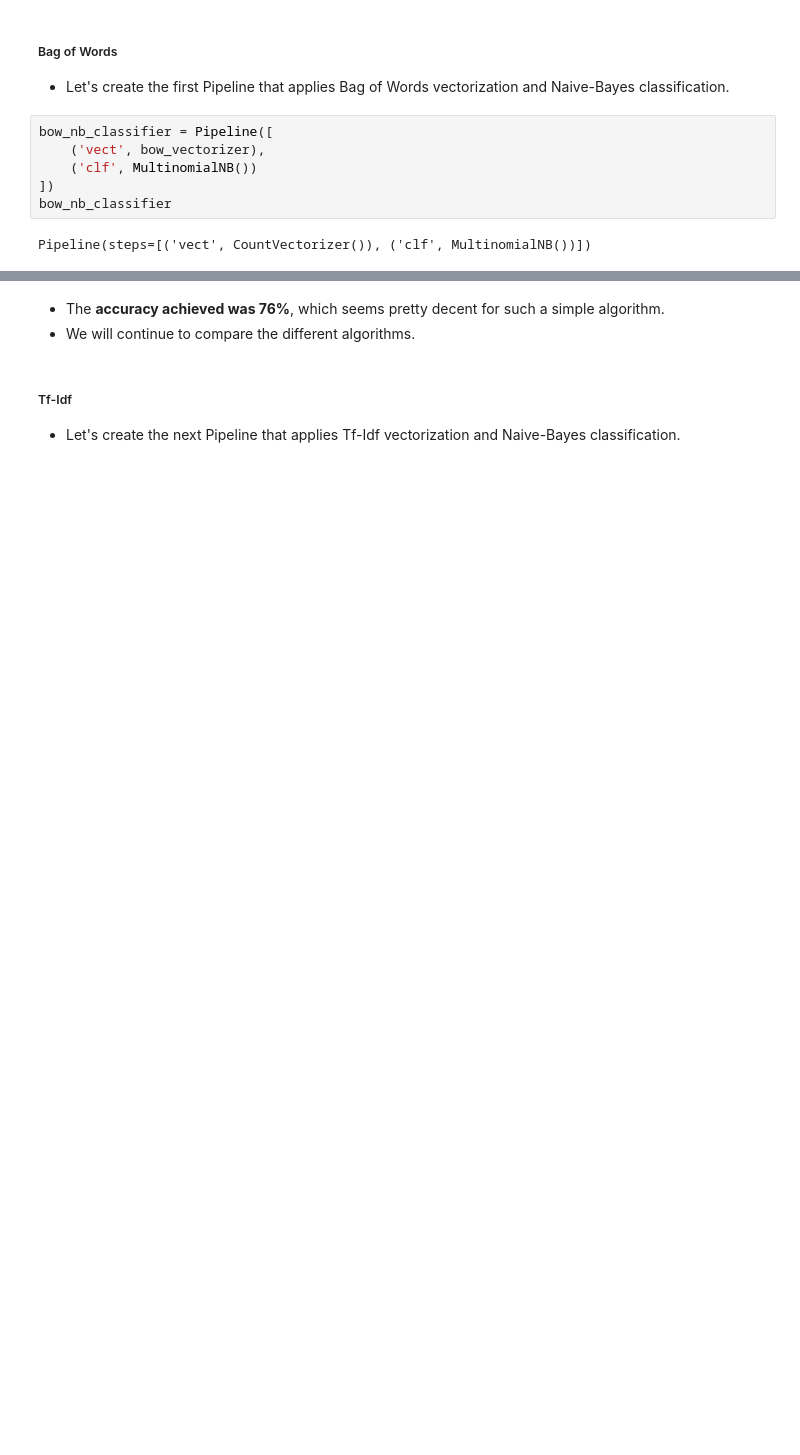
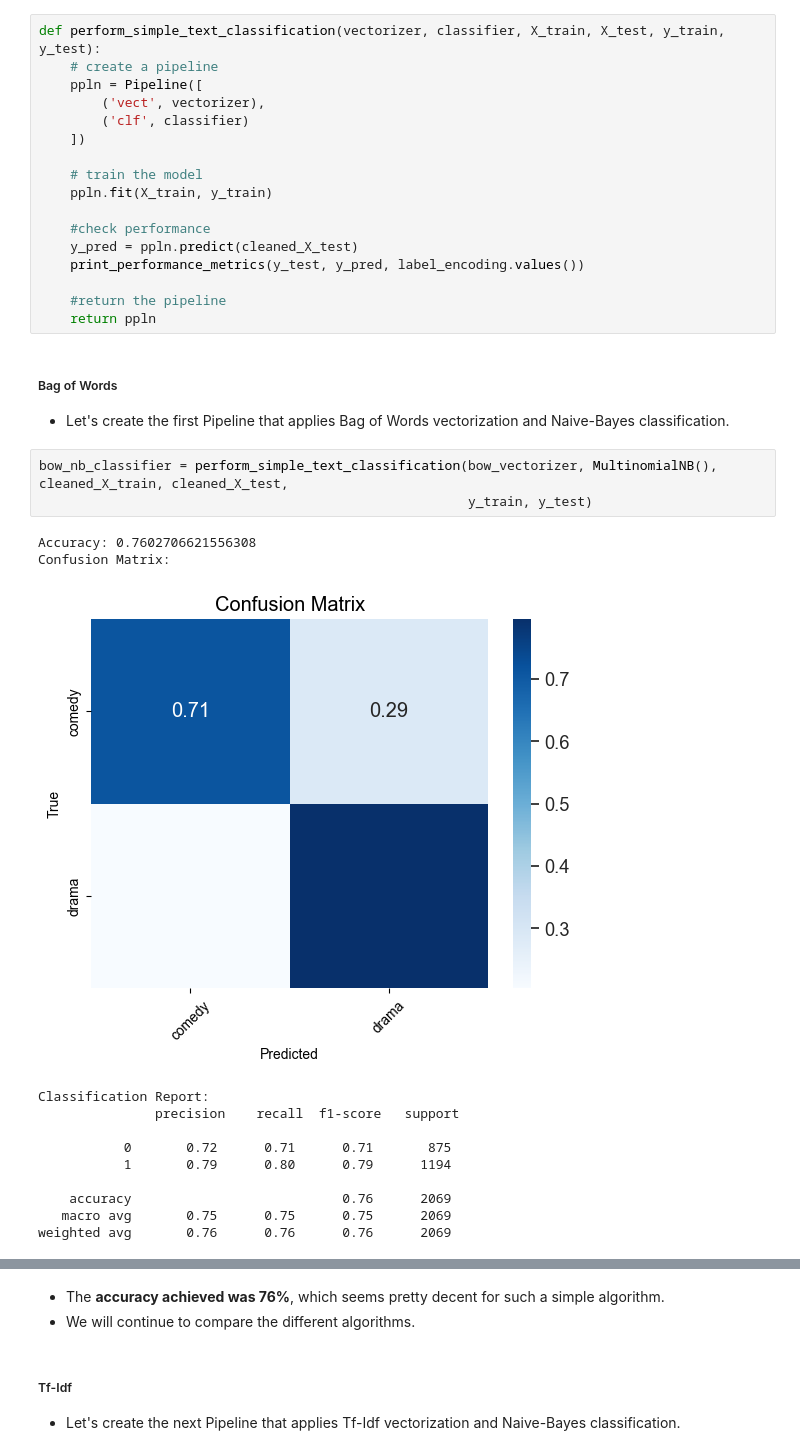
Before and after one commit to giorgossideris/movie_plots_nlp, a Jupyter notebook: genre_classification.ipynb, the cells around one changed output, grey strips where cells are left out. Drawn from its saved outputs; the diff is of its cells as text; blank space fills up the shorter version.

Commit message:
Make the classification part more compact using functions

```diff
--- a/genre_classification.ipynb
+++ b/genre_classification.ipynb
@@ -354,11 +355,36 @@ emb_vectorizer = EmbeddingVectorizer(nlp)
+# %%
+def perform_simple_text_classification(vectorizer, classifier, X_train, X_test, y_train, y_test):
+    # create a pipeline
+    ppln = Pipeline([
+        ('vect', vectorizer),
+        ('clf', classifier)
+    ])
+
+    # train the model
+    ppln.fit(X_train, y_train)
+
+    #check performance
+    y_pred = ppln.predict(cleaned_X_test)
+    print_performance_metrics(y_test, y_pred, label_encoding.values())
+
+    #return the pipeline
+    return ppln
 # %% [markdown]
 ##### Bag of Words
 * Let's create the first Pipeline that applies Bag of Words vectorization and Naive-Bayes classification.
 # %%
-bow_nb_classifier = Pipeline([
-    ('vect', bow_vectorizer),
-    ('clf', MultinomialNB())
-])
-bow_nb_classifier
+bow_nb_classifier = perform_simple_text_classification(bow_vectorizer, MultinomialNB(), cleaned_X_train, cleaned_X_test,
+                                                       y_train, y_test)
 # %% [output]
-Pipeline(steps=[('vect', CountVectorizer()), ('clf', MultinomialNB())])
+Accuracy: 0.7602706621556308
+Confusion Matrix:
+[figure, added]
+Classification Report:
+               precision    recall  f1-score   support
+
+           0       0.72      0.71      0.71       875
+           1       0.79      0.80      0.79      1194
+
+    accuracy                           0.76      2069
+   macro avg       0.75      0.75      0.75      2069
+weighted avg       0.76      0.76      0.76      2069
```
Also changed, not shown: parts of 25 cells of this notebook.
